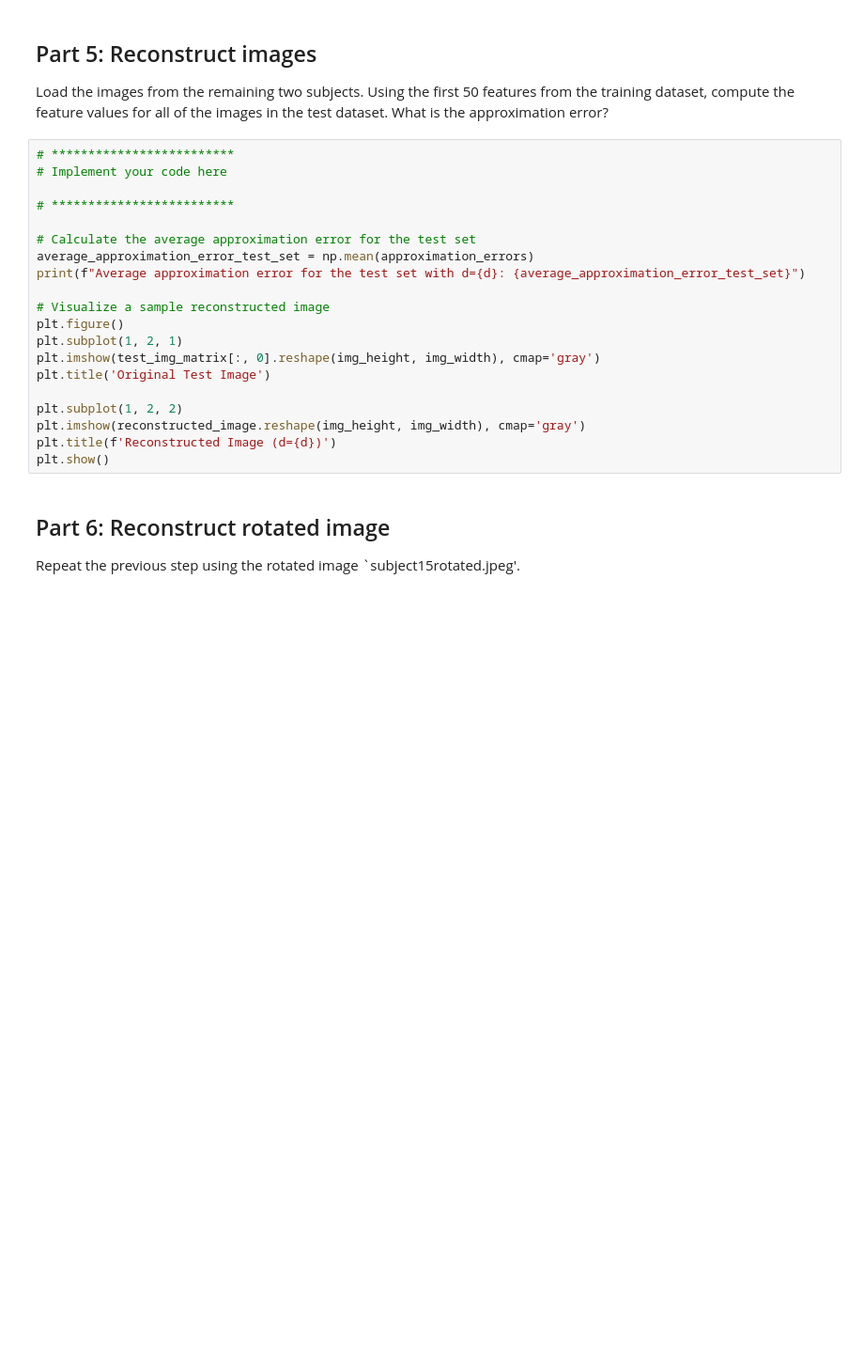
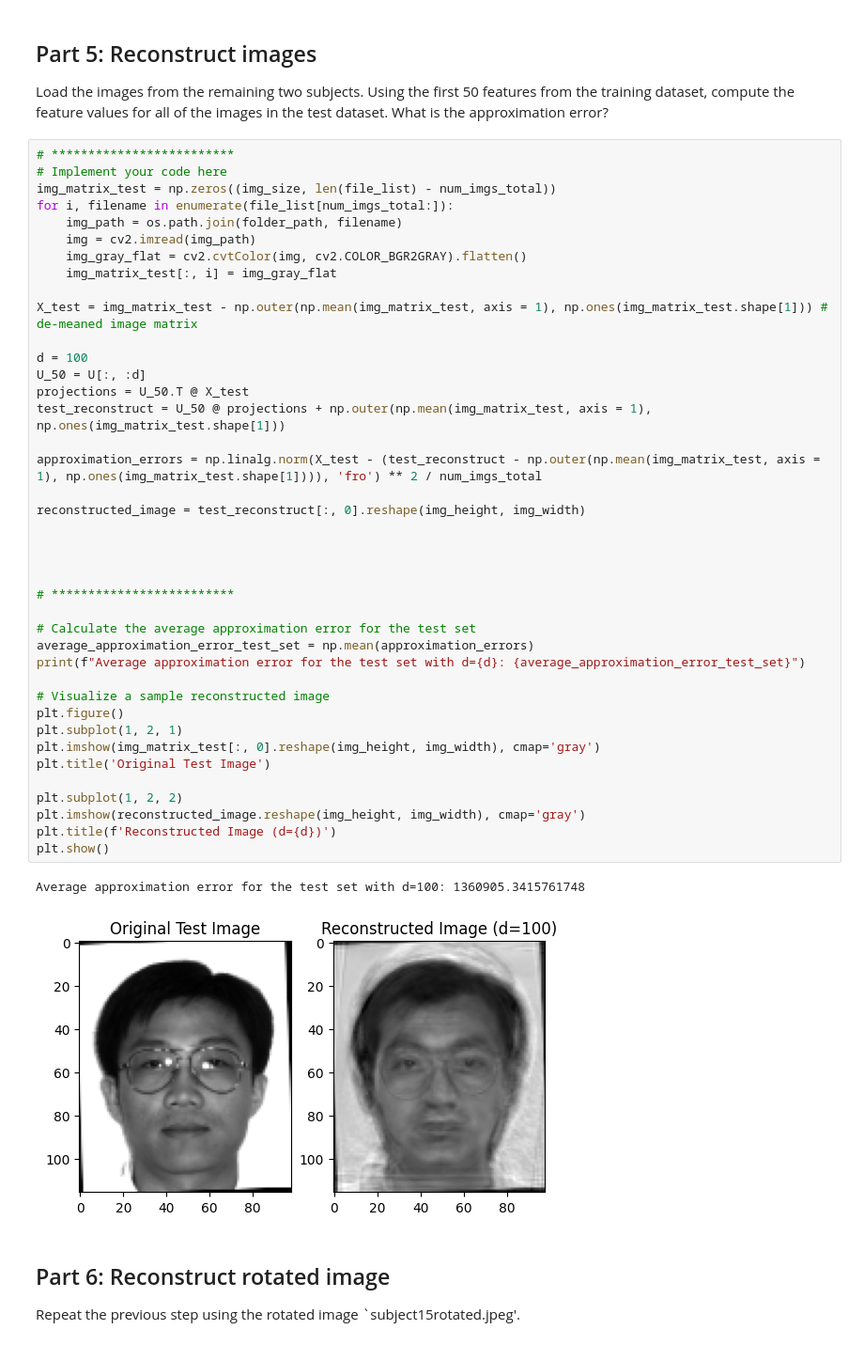
Before and after one commit to ChristopherBrusie/2180_proj3, a Jupyter notebook: Proj3Code.ipynb, the cells around one changed output. Shown: that part at 94% size. Cells and saved outputs as stored; diff of their text form; blank space fills up the shorter version.

```diff
--- a/Proj3Code.ipynb
+++ b/Proj3Code.ipynb
@@ -198,23 +198,46 @@ Load the images from the remaining two subjects. Using the first 50 features fro
 # %%
 # *************************
 # Implement your code here
+img_matrix_test = np.zeros((img_size, len(file_list) - num_imgs_total))
+for i, filename in enumerate(file_list[num_imgs_total:]):
+    img_path = os.path.join(folder_path, filename)
+    img = cv2.imread(img_path)
+    img_gray_flat = cv2.cvtColor(img, cv2.COLOR_BGR2GRAY).flatten()
+    img_matrix_test[:, i] = img_gray_flat
+
+X_test = img_matrix_test - np.outer(np.mean(img_matrix_test, axis = 1), np.ones(img_matrix_test.shape[1])) # de-meaned image matrix
+
+d = 100
+U_50 = U[:, :d]
+projections = U_50.T @ X_test
+test_reconstruct = U_50 @ projections + np.outer(np.mean(img_matrix_test, axis = 1), np.ones(img_matrix_test.shape[1]))
+
+approximation_errors = np.linalg.norm(X_test - (test_reconstruct - np.outer(np.mean(img_matrix_test, axis = 1), np.ones(img_matrix_test.shape[1]))), 'fro') ** 2 / num_imgs_total
+
+reconstructed_image = test_reconstruct[:, 0].reshape(img_height, img_width)
+
+
+
 
 # *************************
 
 # Calculate the average approximation error for the test set
 average_approximation_error_test_set = np.mean(approximation_errors)
 print(f"Average approximation error for the test set with d={d}: {average_approximation_error_test_set}")
 
 # Visualize a sample reconstructed image
 plt.figure()
 plt.subplot(1, 2, 1)
-plt.imshow(test_img_matrix[:, 0].reshape(img_height, img_width), cmap='gray')
+plt.imshow(img_matrix_test[:, 0].reshape(img_height, img_width), cmap='gray')
 plt.title('Original Test Image')
 
 plt.subplot(1, 2, 2)
 plt.imshow(reconstructed_image.reshape(img_height, img_width), cmap='gray')
 plt.title(f'Reconstructed Image (d={d})')
 plt.show()
+# %% [output]
+Average approximation error for the test set with d=100: 1360905.3415761748
+[figure, added]
 # %% [markdown]
 ## Part 6: Reconstruct rotated image
 Repeat the previous step using the rotated image `subject15rotated.jpeg'.
```
Also changed, not shown: parts of 4 cells of this notebook.
